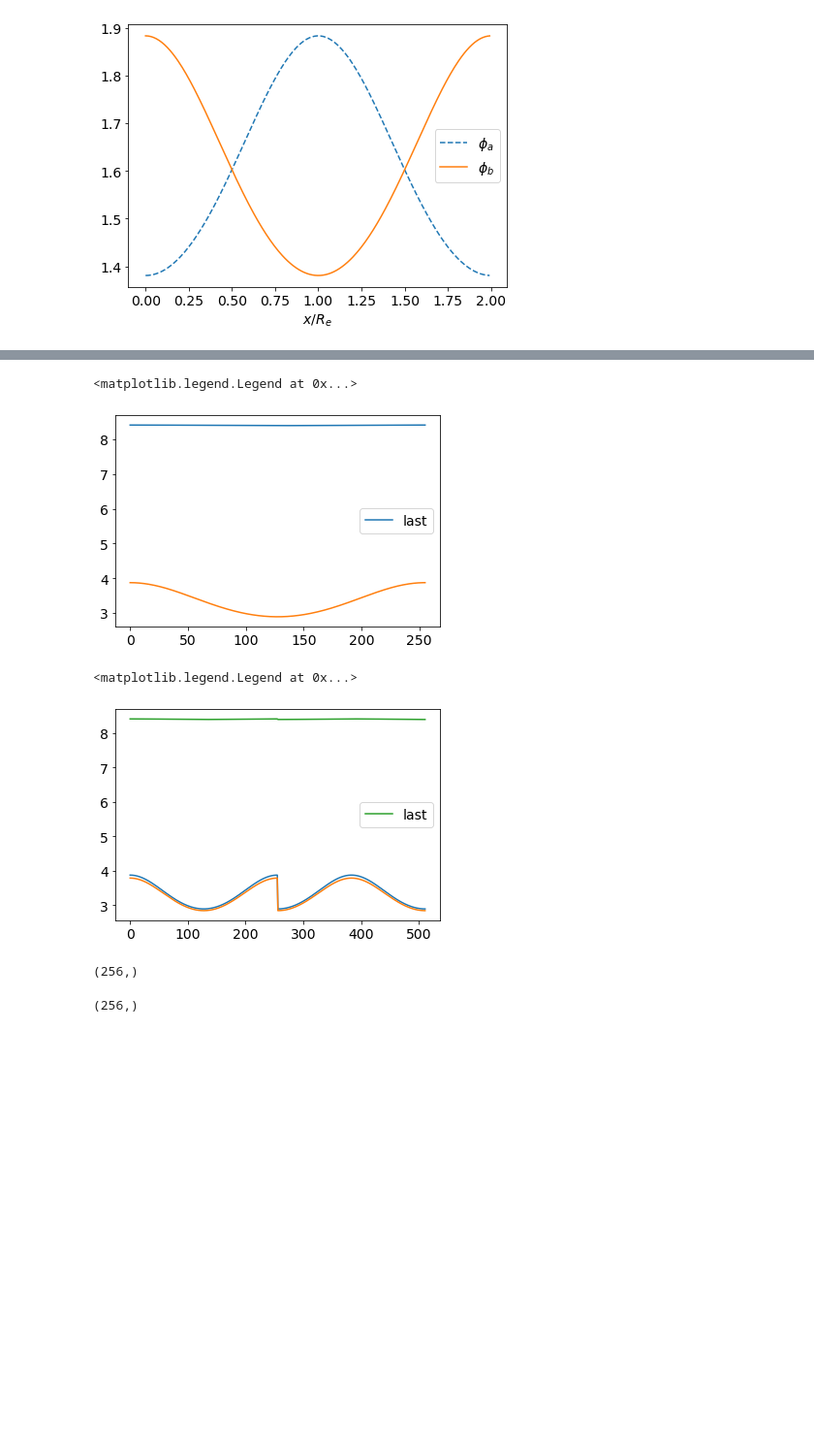
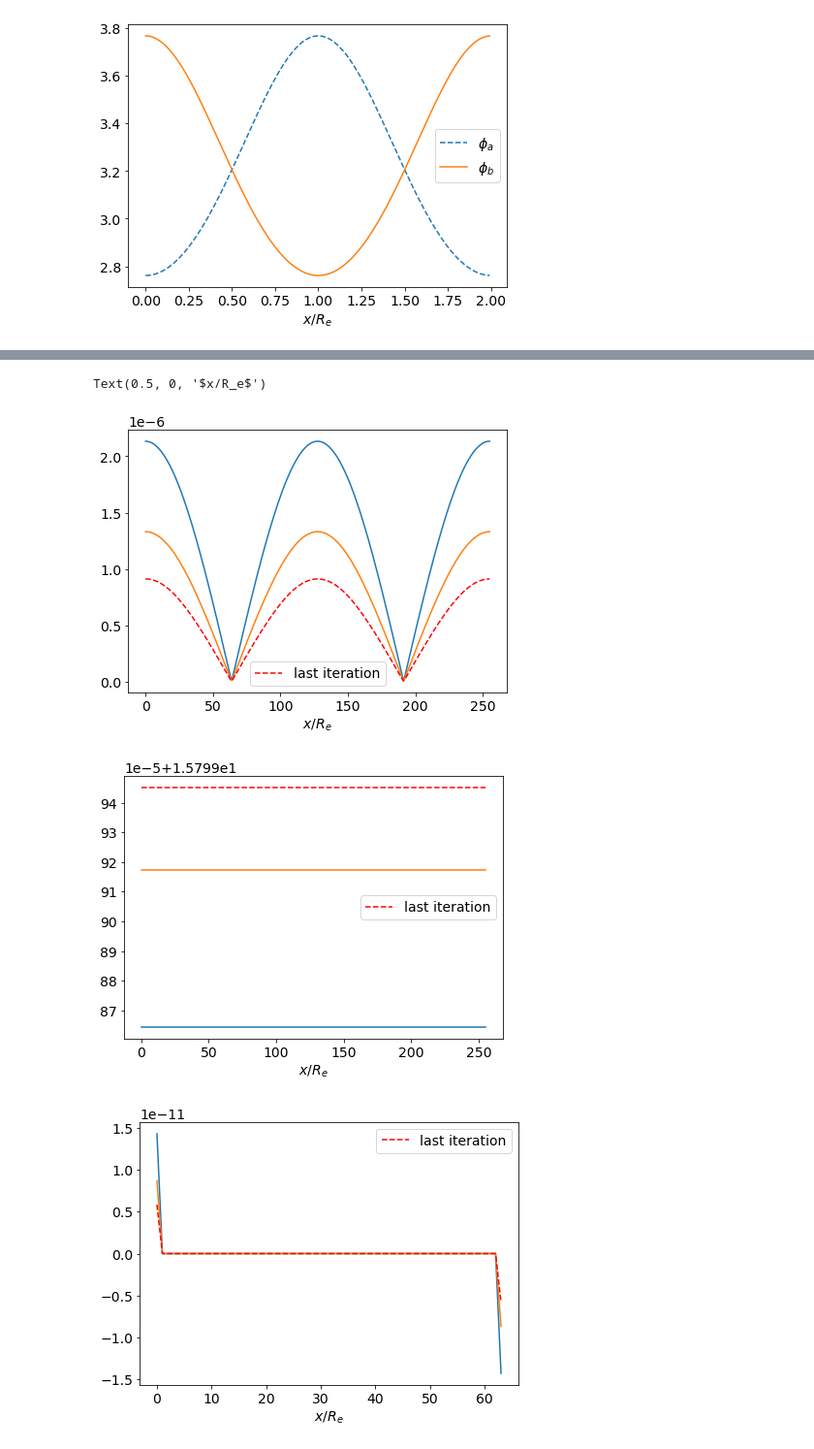
Before and after one commit to Ssalazar12/Physics, a Jupyter notebook: Self-Consistent Field Theory/Project 2 .ipynb, the cells around one changed output, grey strips where cells are left out. Shown: that part at 97% size. Drawn from its saved outputs; the diff is of its cells as text; code cells hidden in the pictures; blank space fills up the shorter version.

```diff
--- a/Self-Consistent Field Theory/Project 2 .ipynb
+++ b/Self-Consistent Field Theory/Project 2 .ipynb
@@ -422,8 +422,8 @@ plt.plot(q_dag[0])
 [figure]
 # %%
 prod_q = q*q_dag
-phi_a = (1/np.max(Q_Q0))*trapz(prod_q[:int(len(s)*F)], s[:int(len(s)*F)],axis=0)
-phi_b = (1/np.max(Q_Q0))*trapz(prod_q[int(len(s)*F):], s[int(len(s)*F):],axis=0)
+phi_a = (L/np.max(Q_Q0))*trapz(prod_q[:int(len(s)*F)], s[:int(len(s)*F)],axis=0)
+phi_b = (L/np.max(Q_Q0))*trapz(prod_q[int(len(s)*F):], s[int(len(s)*F):],axis=0)
 
 plt.figure(figsize=(7,5))
 plt.plot(x[:-1], phi_a[:-1], label='$\phi_a$',linestyle='dashed')
@@ -439,8 +439,6 @@ Chi_N = 15
 Alpha = 0.1
 # set up the variables to stop the loop
 target_deviation = 10**(-6)
-stop_loop = False
-
 
 wa = 5*np.cos(2*np.pi*x/L)
 wb = -wa
@@ -462,7 +460,10 @@ deviation_1 = []
 deviation_2 = []
 
 Q0_list = []
+w_minus_list = []
 # %%
+stop_loop = False
+
 i = 0
 while(stop_loop==False):
     # update the omegas
@@ -498,10 +499,12 @@ while(stop_loop==False):
     phi_a_list.append(list(phi_a_new))
     phi_b_list.append(list(phi_b_new))
 
-    deviation_1.append(dev_1)
-    deviation_2.append(dev_2)
+    deviation_1.append((dev_1))
+    deviation_2.append(list(dev_2))
 
     Q0_list.append(list(Q_Q0))
+
+    w_minus_list.append(list(w_minus))
 
     # update values for the next iteration
     w_minus_old = wa_new - wb_new
@@ -566,26 +538,34 @@ plt.legend()
-# %%
-plt.plot(phi_b_list[-1],label='last')
-plt.plot(phi_b_list[0])
-plt.legend()
-# %% [output]
-<matplotlib.legend.Legend at 0x...>
-[figure, removed]
-# %%
-k = 0
-plt.plot(phi_b_list[k] + phi_a_list[k])
-plt.plot(phi_b_list[k+1] + phi_a_list[k+1])
-plt.plot(phi_b_list[-1] + phi_a_list[-1],label='last')
-
-plt.legend()
-# %% [output]
-<matplotlib.legend.Legend at 0x...>
-[figure, removed]
-# %%
-a = phi_a_list[0]
-b = phi_b_list[0]
-# %% [output]
-(256,)
-# %%
-np.shape(a)
-# %% [output]
-(256,)
+# %%
+plt.figure(figsize=(7,5))
+#plt.plot(deviation_1[0])
+plt.plot(deviation_1[-10])
+plt.plot(deviation_1[-5])
+plt.plot(deviation_1[-1], linestyle='dashed' ,color='r',label='last iteration')
+plt.xlabel(r'$x/R_e$')
+plt.legend()
+
+plt.figure(figsize=(7,5))
+plt.plot(deviation_2[-10])
+plt.plot(deviation_2[-5])
+plt.plot(deviation_2[-1], linestyle='dashed' ,color='r',label='last iteration')
+plt.xlabel(r'$x/R_e$')
+plt.legend()
+
+
+plt.figure(figsize=(7,5))
+plt.plot(Q0_list[-10])
+plt.plot(Q0_list[-5])
+plt.plot(Q0_list[-1], linestyle='dashed' ,color='r',label='last iteration')
+plt.xlabel(r'$x/R_e$')
+plt.legend()
+
+plt.figure(figsize=(7,5))
+plt.plot(w_minus_list[-10])
+plt.plot(w_minus_list[-5])
+plt.plot(w_minus_list[-1], linestyle='dashed' ,color='r',label='last iteration')
+plt.xlabel(r'$x/R_e$')
+# %% [output]
+Text(0.5, 0, '$x/R_e$')
+[figure, added]
+[figure, added]
+[figure, added]
```
Also changed, not shown: parts of 7 cells of this notebook.
